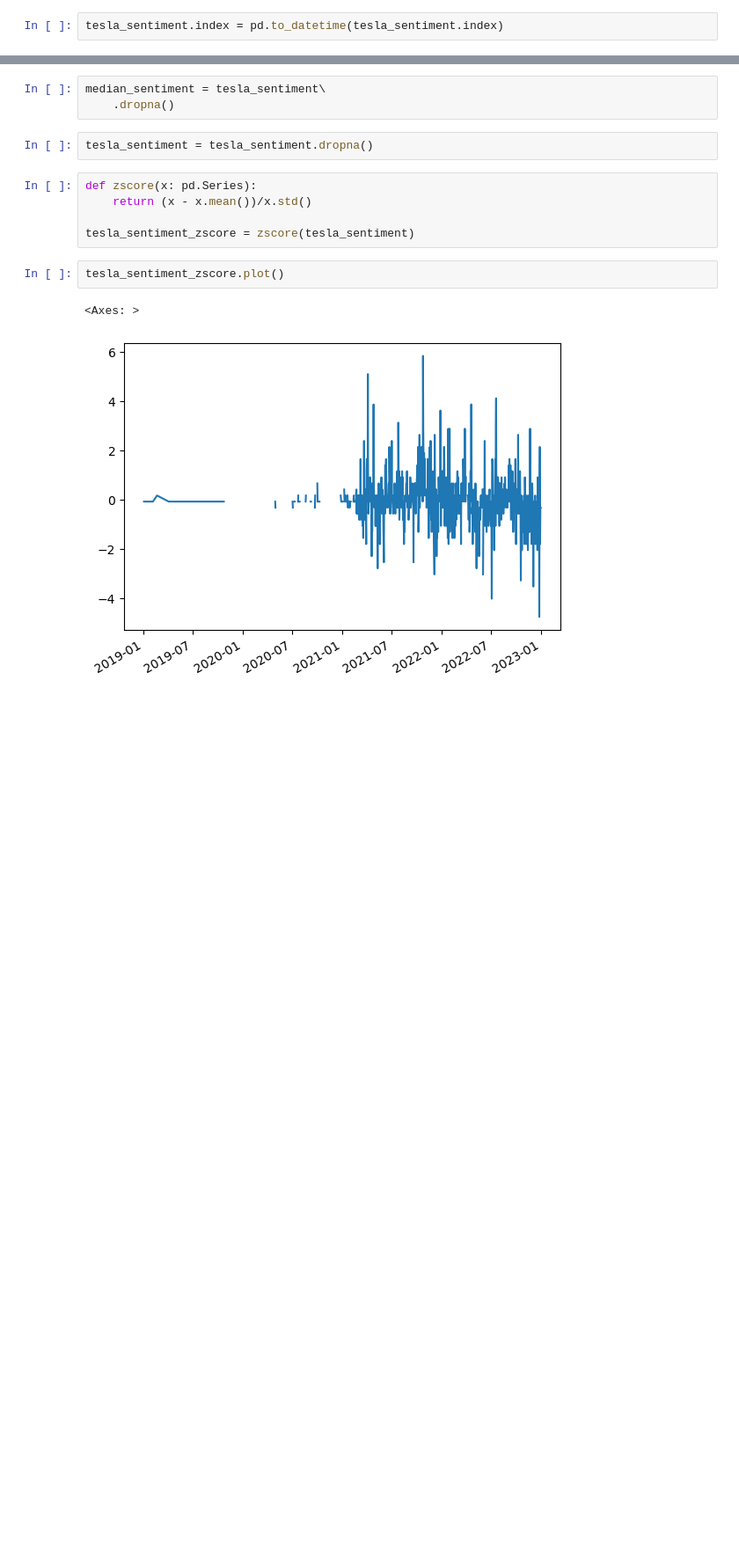
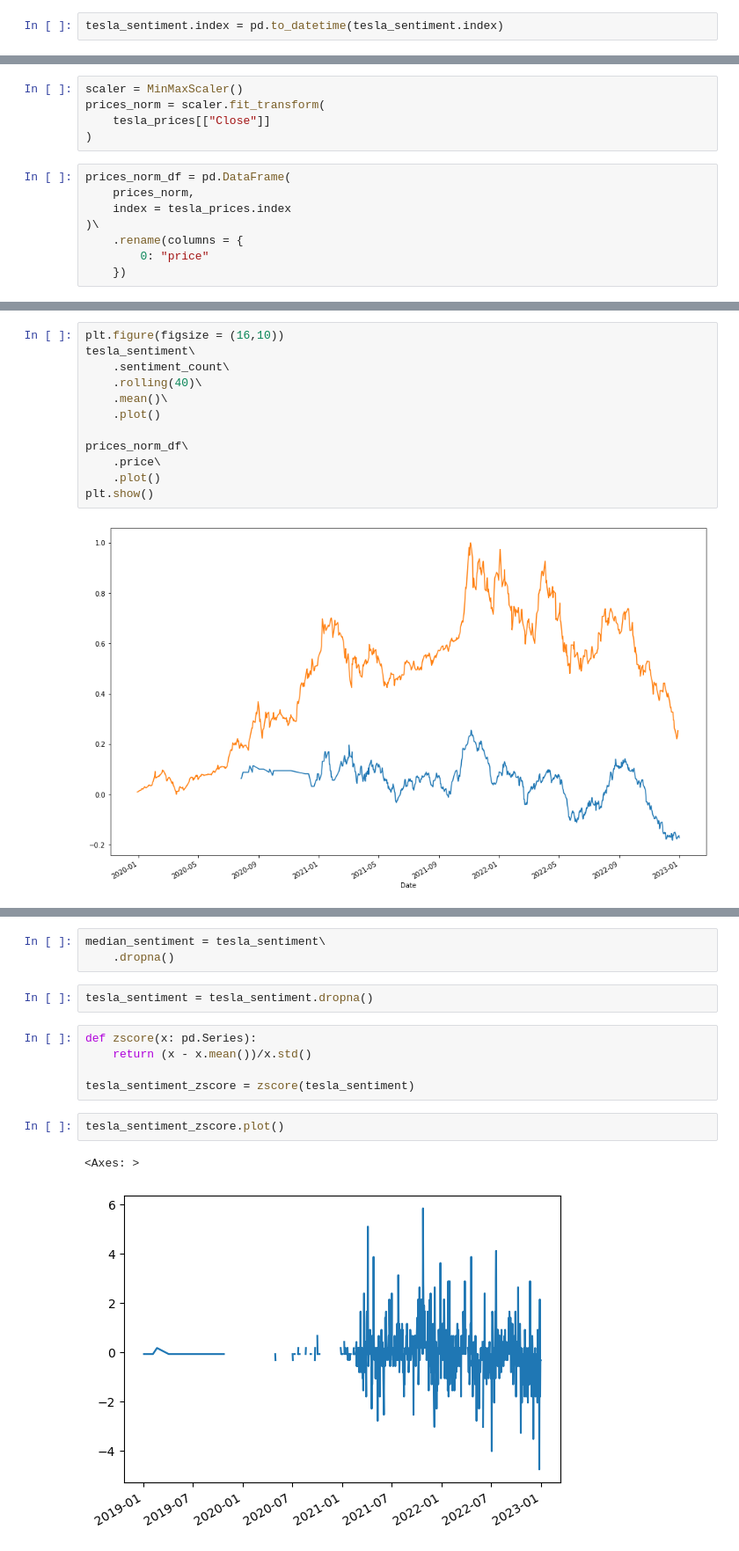
Before and after one commit to sabrinasartori/itau-quant-challenge, a Jupyter notebook: notebooks/finbert/03-tesla_analysis.ipynb, the cells around one changed output, grey strips where cells are left out. Shown at 88% size. Drawn from its saved outputs; the diff is of its cells as text; blank space fills up the shorter version.

```diff
--- a/notebooks/finbert/03-tesla_analysis.ipynb
+++ b/notebooks/finbert/03-tesla_analysis.ipynb
@@ -119,0 +133,13 @@ tesla_sentiment.plot()
+# %%
+scaler = MinMaxScaler()
+prices_norm = scaler.fit_transform(
+    tesla_prices[["Close"]]
+)
+# %%
+prices_norm_df = pd.DataFrame(
+    prices_norm,
+    index = tesla_prices.index
+)\
+    .rename(columns = {
+        0: "price"
+    })
@@ -119,0 +163,14 @@ tesla_sentiment.plot()
+# %%
+plt.figure(figsize = (16,10))
+tesla_sentiment\
+    .sentiment_count\
+    .rolling(40)\
+    .mean()\
+    .plot()
+
+prices_norm_df\
+    .price\
+    .plot()
+plt.show()
+# %% [output]
+[figure, added]
```
Also changed, not shown: parts of 40 cells of this notebook, 1 other file.
